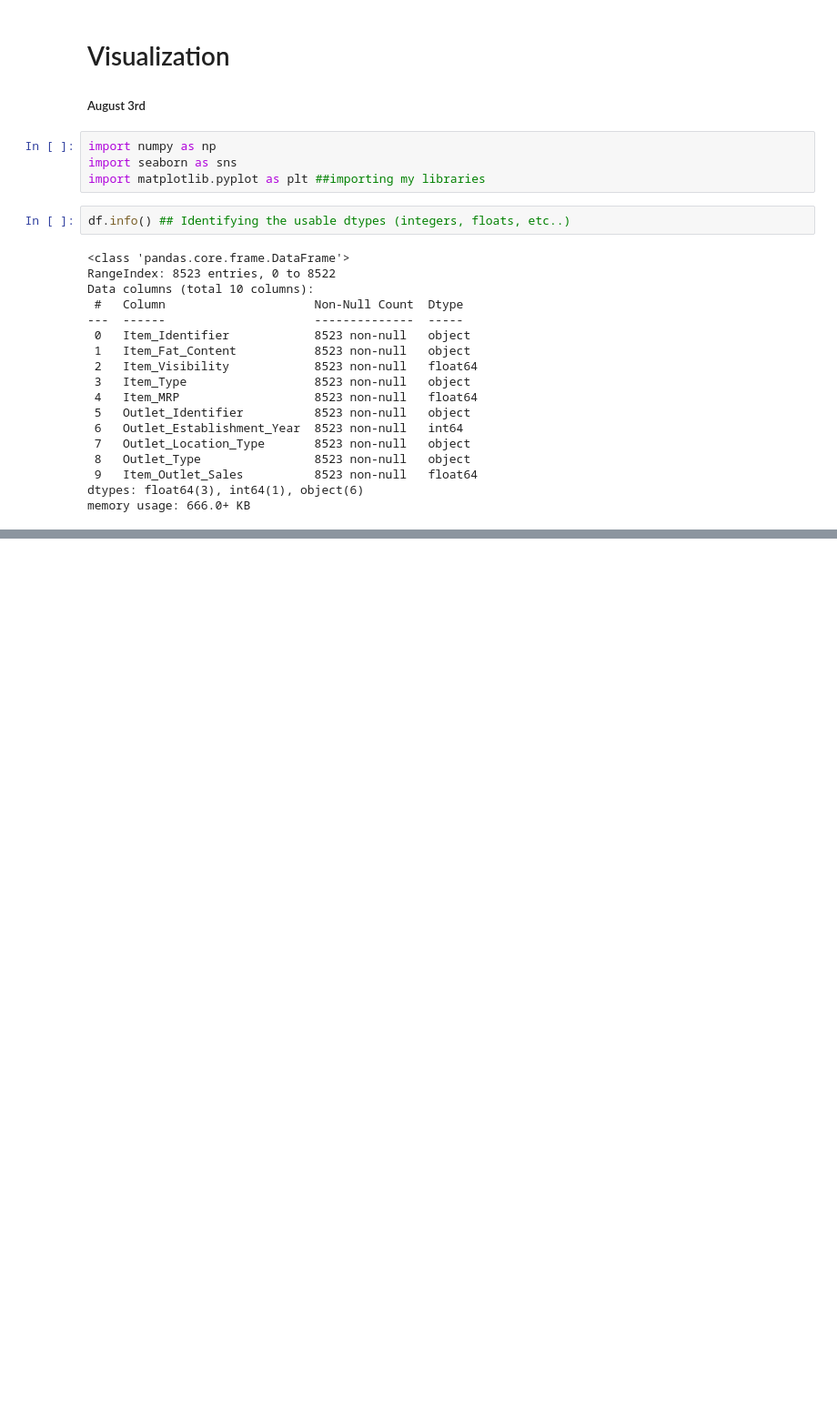
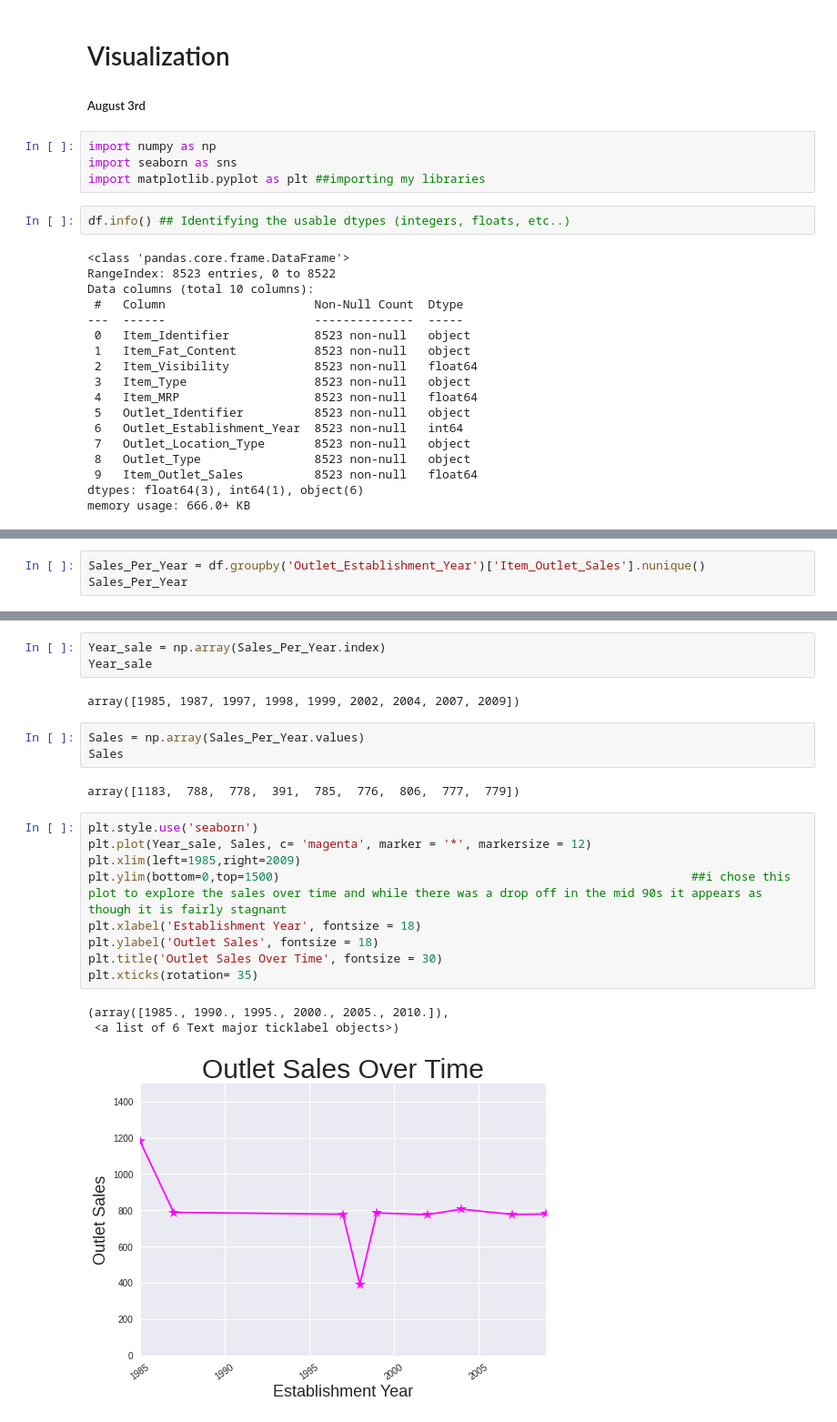
Before and after one commit to AaronRM9416/Food_Sales, a Jupyter notebook: Food_sales_project.ipynb, the cells around one changed output, grey strips where cells are left out. Shown at 91% size. Saved outputs shown, nothing was run; the diff lists cells and outputs as text; blank space fills up the shorter version.

```diff
--- a/Food_sales_project.ipynb
+++ b/Food_sales_project.ipynb
@@ -282,0 +275,3 @@ plt.xticks(rotation = 45) ##comparing two moderately correlated columns via a hi
+# %%
+Sales_Per_Year = df.groupby('Outlet_Establishment_Year')['Item_Outlet_Sales'].nunique()
+Sales_Per_Year
@@ -282,0 +290,23 @@ plt.xticks(rotation = 45) ##comparing two moderately correlated columns via a hi
+# %%
+Year_sale = np.array(Sales_Per_Year.index)
+Year_sale
+# %% [output]
+array([1985, 1987, 1997, 1998, 1999, 2002, 2004, 2007, 2009])
+# %%
+Sales = np.array(Sales_Per_Year.values)
+Sales
+# %% [output]
+array([1183,  788,  778,  391,  785,  776,  806,  777,  779])
+# %%
+plt.style.use('seaborn')
+plt.plot(Year_sale, Sales, c= 'magenta', marker = '*', markersize = 12)
+plt.xlim(left=1985,right=2009)
+plt.ylim(bottom=0,top=1500)                                                          ##i chose this plot to explore the sales over time and while there was a drop off in the mid 90s it appears as though it is fairly stagnant
+plt.xlabel('Establishment Year', fontsize = 18)
+plt.ylabel('Outlet Sales', fontsize = 18)
+plt.title('Outlet Sales Over Time', fontsize = 30)
+plt.xticks(rotation= 35)
+# %% [output]
+(array([1985., 1990., 1995., 2000., 2005., 2010.]),
+ <a list of 6 Text major ticklabel objects>)
+[figure, added]
```
Also changed, not shown: parts of 11 cells of this notebook.
